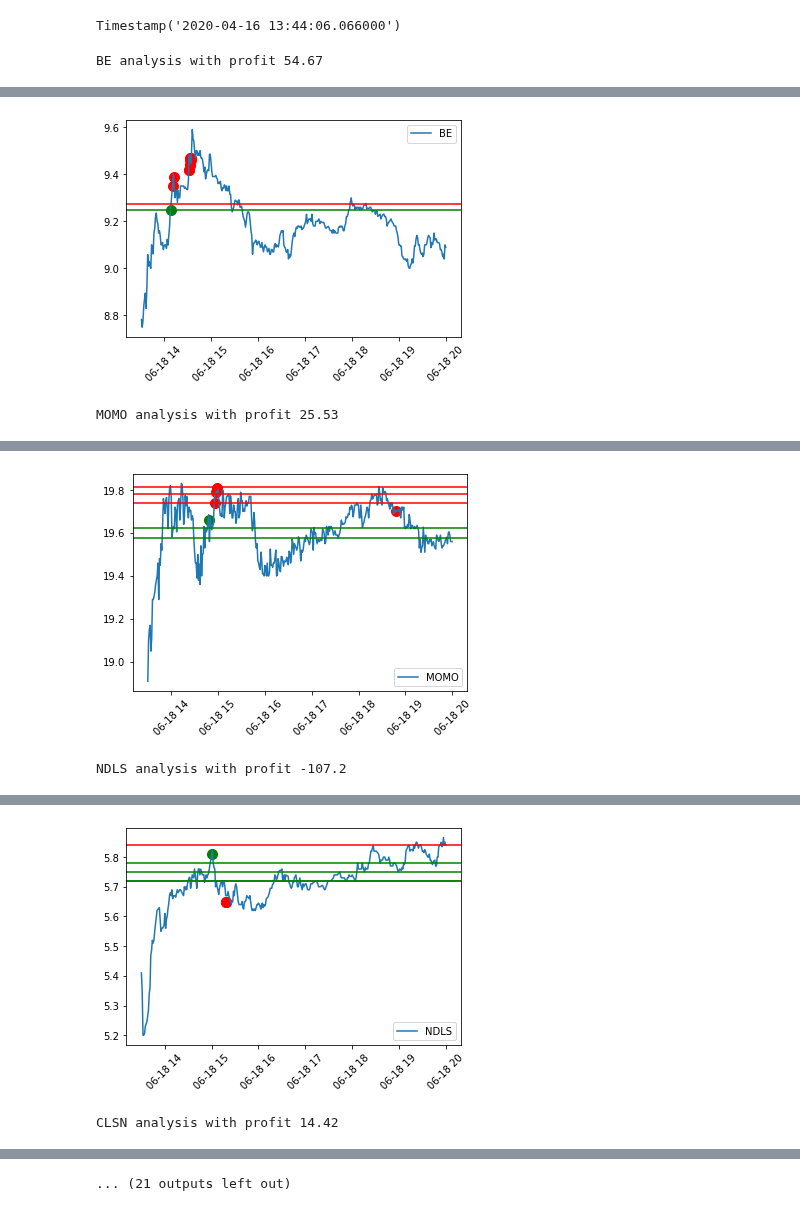
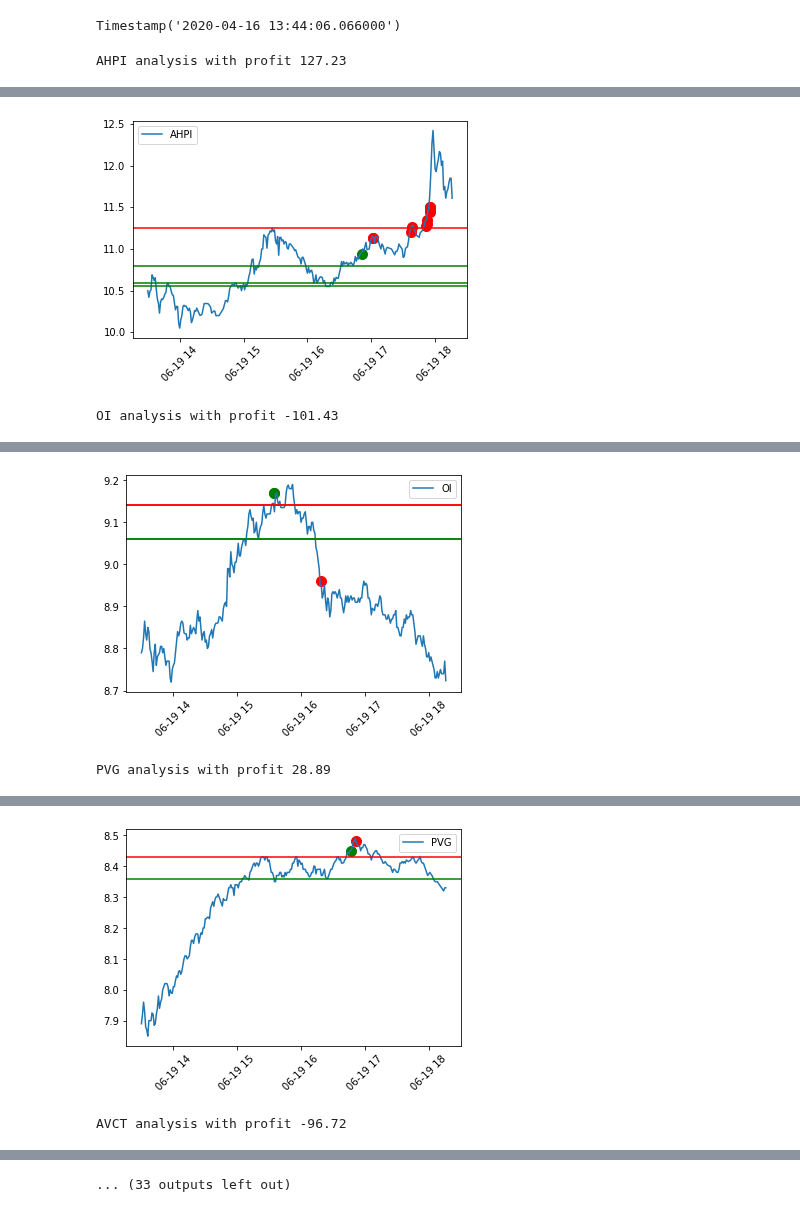
Before and after one commit to amor71/LiuAlgoTrader, a Jupyter notebook: analyis_notebooks/portfolio_performance_analysis.ipynb, the cells around one changed output, grey strips where cells are left out. Drawn from its saved outputs; the diff is of its cells as text; code cells hidden in the pictures.

```diff
--- a/analyis_notebooks/portfolio_performance_analysis.ipynb
+++ b/analyis_notebooks/portfolio_performance_analysis.ipynb
@@ -16,8 +16,8 @@ from dateutil import parser
 from pytz import timezone
 import sys
 # %%
-start_day_to_analyze = '2020-06-18'
-end_day_to_analyze = '2020-06-19'
+start_day_to_analyze = '2020-06-19'
+end_day_to_analyze = '2020-06-20'
 # %%
 db_conn = create_engine("postgresql://momentum@localhost:5432/tradedb")
 # %%
@@ -215,8 +207,11 @@ def find_resistance(current_value, minute_history, now):
         #print(high_index)
         #print(high_index)
         if len(high_index) > 0:
+            #print(sorted(
+            #    [series[i] for i in high_index if series[i]]
+            #))
             local_maximas = sorted(
-                [series[i] for i in high_index if series[i] >= current_value]
+                [series[i] for i in high_index if series[i] >= (current_value - 0.03)]
             )
             #print(f"local_maximas={local_maximas}")
             if len(local_maximas) > 0:
@@ -374,7 +366,7 @@ for symbol in minute_history:
     symbol_df = trades.loc[trades['symbol']==symbol]
     start_date = symbol_df["tstamp"].min().to_pydatetime()
     start_date = start_date.replace(hour=9, minute=30)
-    cool_down_date = start_date + timedelta(minutes=15)
+    cool_down_date = start_date + timedelta(minutes=5)
     minute_history_index = minute_history[symbol]["close"].index.get_loc(start_date, method='nearest')
     cool_minute_history_index = minute_history[symbol]["close"].index.get_loc(cool_down_date, method='nearest')
     open_price = minute_history[symbol]["close"][cool_minute_history_index]
@@ -405,12 +397,14 @@ for symbol in minute_history:
             except Exception:
                 pass
 
-            resistance = find_resistance(row['price'], minute_history[symbol], trade[1])
-            for r in resistance:
-                plt.axhline(y=r, color="r")
-            support = find_support(row['price'], minute_history[symbol], trade[1])
-            for s in support:
-                plt.axhline(y=s, color="g")
+            resistance = find_resistance(row['price'], minute_history[symbol], row['tstamp'])
+            if resistance:
+                for r in resistance:
+                    plt.axhline(y=r, color="r")
+            support = find_support(row['price'], minute_history[symbol], row['tstamp'])
+            if support:
+                for s in support:
+                    plt.axhline(y=s, color="g")
 
         delta = row['price'] * row['qty'] * (1 if row['operation'] == 'sell' or row['operation'] == 'buy_short' else -1)
         profit += delta
@@ -450,5 +444,5 @@ for symbol in minute_history:
     plt.legend()
     plt.show()
 # %% [output]
-BE analysis with profit 54.67
+AHPI analysis with profit 127.23
 |  | profit | trade | operation | at | price | support | resistance | qty | daily change | vwap | ... |
@@ -466,3 +461,3 @@ BE analysis with profit 54.67
-[figure, old version]
+[figure, new version]
-MOMO analysis with profit 25.53
+OI analysis with profit -101.43
 |  | profit | trade | operation | at | price | support | resistance | qty | daily change | vwap | ... |
@@ -474,3 +467,3 @@ MOMO analysis with profit 25.53
-[figure, old version]
+[figure, new version]
-NDLS analysis with profit -107.2
+PVG analysis with profit 28.89
 |  | profit | trade | operation | at | price | support | resistance | qty | daily change | vwap | ... |
@@ -481,3 +472,3 @@ NDLS analysis with profit -107.2
-[figure, old version]
+[figure, new version]
-CLSN analysis with profit 14.42
+AVCT analysis with profit -96.72
 |  | profit | trade | operation | at | price | support | resistance | qty | daily change | vwap | ... |
@@ -489 +478 @@ CLSN analysis with profit 14.42
-... (21 outputs left out)
+... (33 outputs left out)
```
Also changed, not shown: parts of 5 cells of this notebook, 4 other files.
